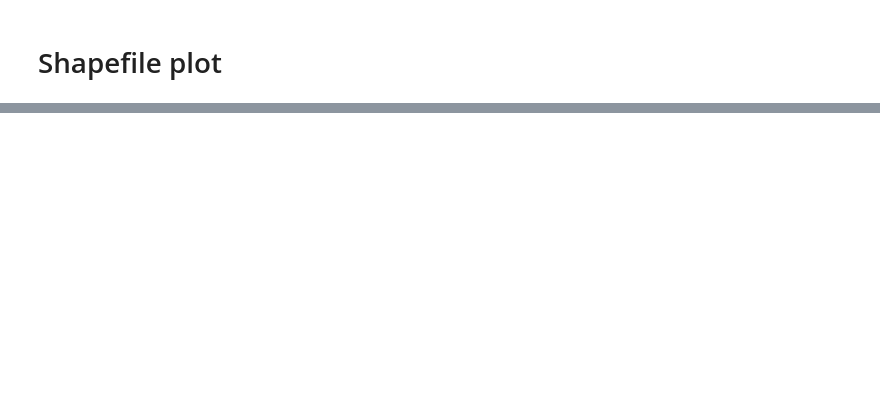
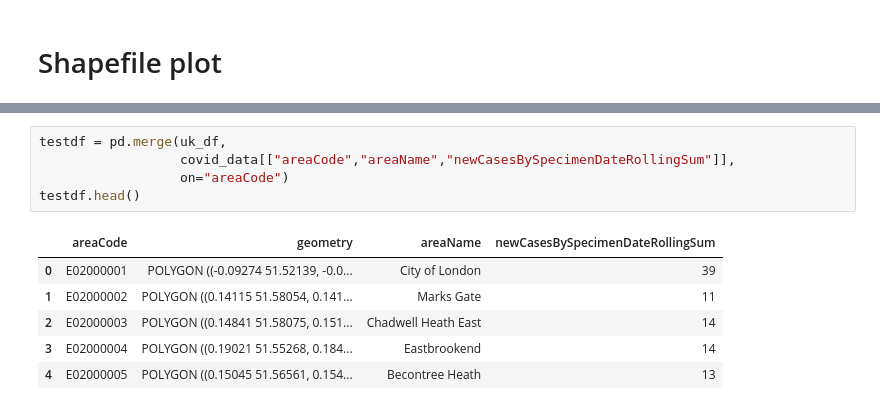
Before and after one commit to DanielAudcent/Vis-EHR, a Jupyter notebook: Code/Shapefile testing.ipynb, the cells around one changed output, grey strips where cells are left out. Cells and saved outputs as stored; diff of their text form; blank space fills up the shorter version.

```diff
--- a/Code/Shapefile testing.ipynb
+++ b/Code/Shapefile testing.ipynb
@@ -46,0 +47,12 @@ uk_df.head()
+# %%
+testdf = pd.merge(uk_df,
+                  covid_data[["areaCode","areaName","newCasesBySpecimenDateRollingSum"]],
+                  on="areaCode")
+testdf.head()
+# %% [output]
+|  | areaCode | geometry | areaName | newCasesBySpecimenDateRollingSum |
+| 0 | E02000001 | POLYGON ((-0.09274 51.52139, -0.0... | City of London | 39 |
+| 1 | E02000002 | POLYGON ((0.14115 51.58054, 0.141... | Marks Gate | 11 |
+| 2 | E02000003 | POLYGON ((0.14841 51.58075, 0.151... | Chadwell Heath East | 14 |
+| 3 | E02000004 | POLYGON ((0.19021 51.55268, 0.184... | Eastbrookend | 14 |
+| 4 | E02000005 | POLYGON ((0.15045 51.56561, 0.154... | Becontree Heath | 13 |
```
Also changed, not shown: parts of 8 cells of this notebook, 5 other files.
